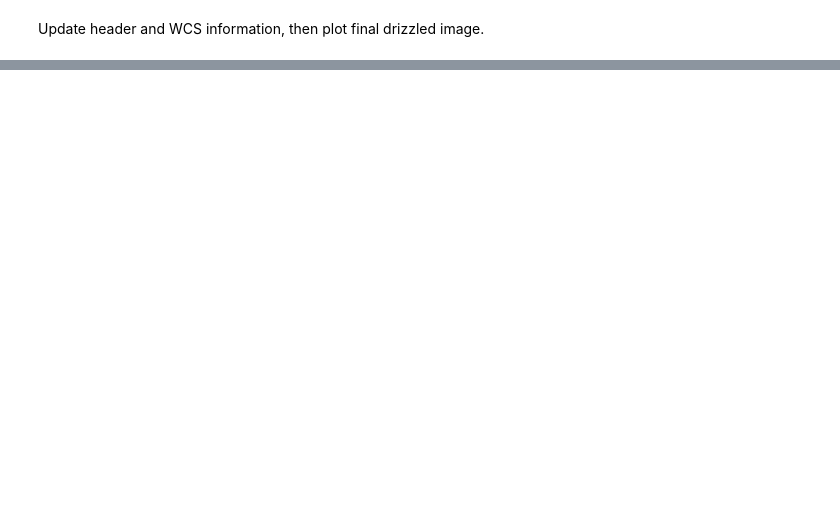
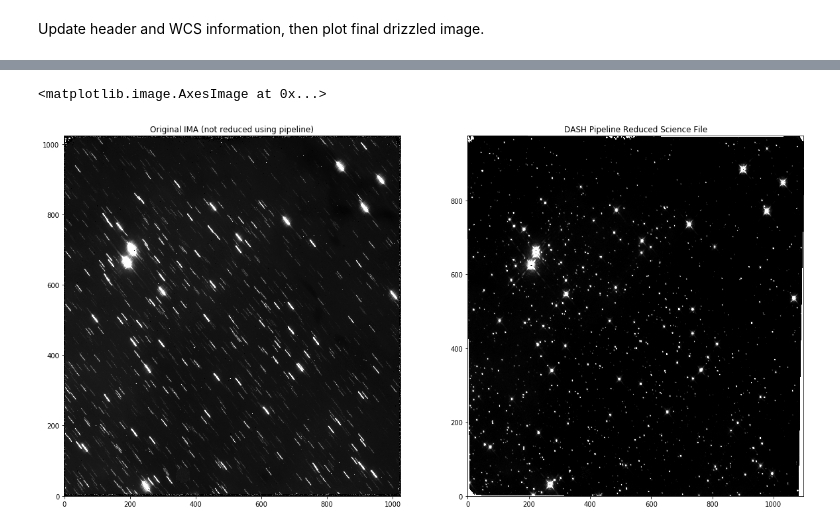
Before and after one commit to spacetelescope/wfc3_dash, a Jupyter notebook: wfc3_dash/notebooks/Step_1-Creating_Science_Data_from_IMAs.ipynb, the cells around one changed output, grey strips where cells are left out. Saved outputs shown, nothing was run; the diff lists cells and outputs as text; code cells hidden in the pictures; blank space fills up the shorter version.

```diff
--- a/wfc3_dash/notebooks/Step_1-Creating_Science_Data_from_IMAs.ipynb
+++ b/wfc3_dash/notebooks/Step_1-Creating_Science_Data_from_IMAs.ipynb
@@ -227,15 +591,18 @@ myDash.align(threshold=20.)
 # %%
 sci_name = myDash.root + '_drz_sci.fits'
 og_flt_name = 'mastDownload/HST/' + myDash.root + '/' + myDash.root + '_ima.fits'
 sci = fits.getdata(sci_name)
 og_flt = fits.getdata(og_flt_name)
 
 fig = plt.figure(figsize=(20, 10))
 ax1 = fig.add_subplot(1,2,2)
 ax2 = fig.add_subplot(1,2,1)
 
 ax1.set_title('DASH Pipeline Reduced Science File')
 ax2.set_title('Original IMA (not reduced using pipeline)')
 
-ax1.imshow(sci, vmin=0, vmax=10, cmap='Greys_r', origin='lower', aspect="auto")
-ax2.imshow(og_flt, vmin=0, vmax=10, cmap='Greys_r', origin='lower', aspect="auto")
+ax1.imshow(sci, vmin=0, vmax=40, cmap='Greys_r', origin='lower', aspect="auto")
+ax2.imshow(og_flt, vmin=0, vmax=40, cmap='Greys_r', origin='lower', aspect="auto")
+# %% [output]
+<matplotlib.image.AxesImage at 0x...>
+[figure, added]
```
Also changed, not shown: parts of 30 cells of this notebook.
